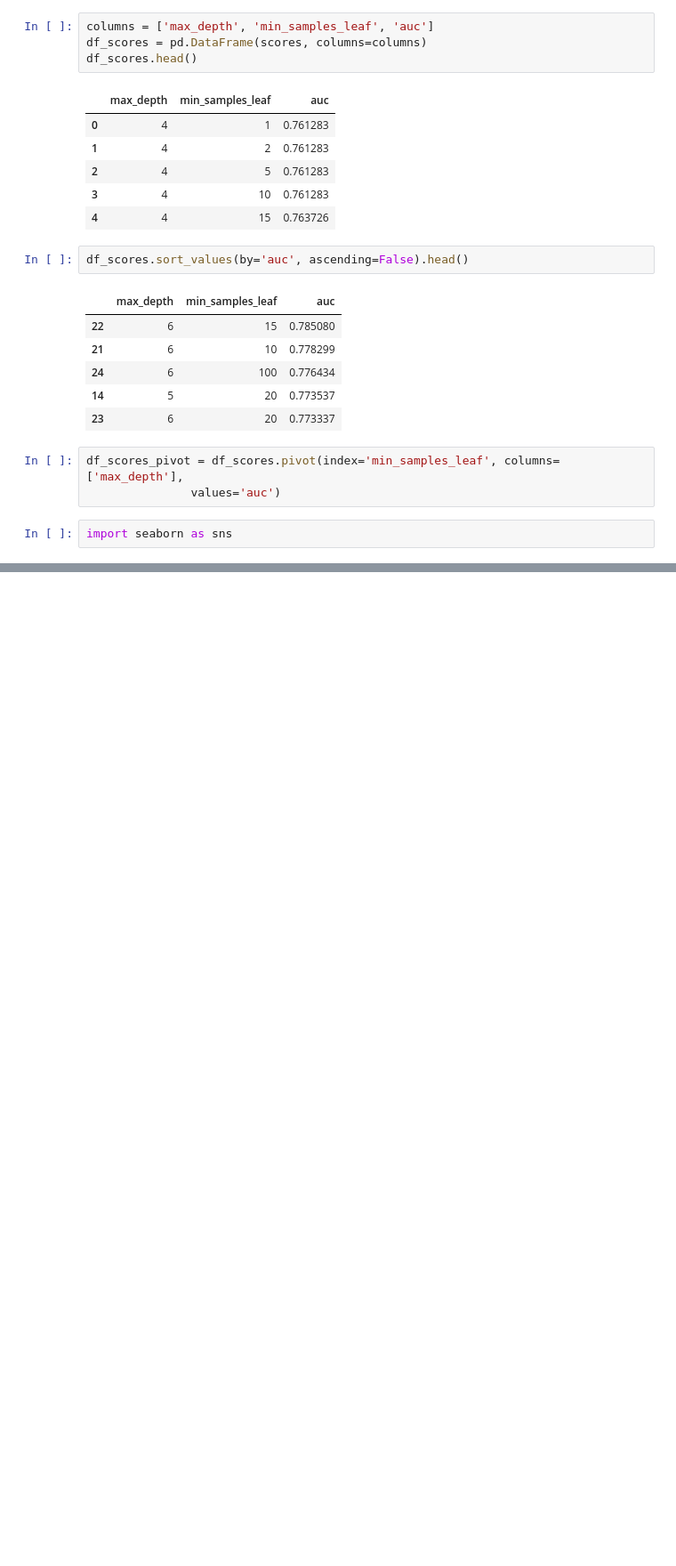
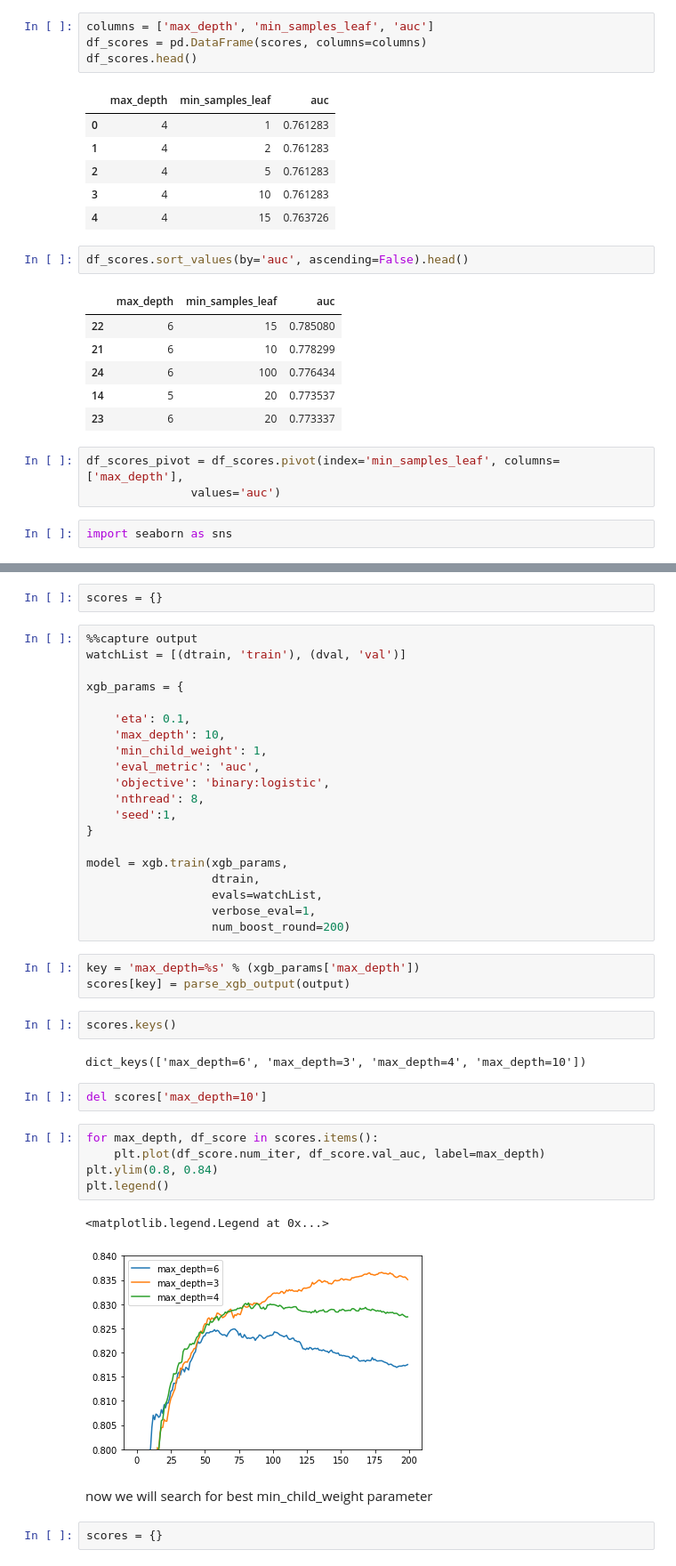
Before and after one commit to Moamen-Elsayed/ML-ZoomCamp-Course, a Jupyter notebook: ch06/Decision_Tree_Based_Algorithms.ipynb, the cells around one changed output, grey strips where cells are left out. Shown: that part at 89% size. Drawn from its saved outputs; the diff is of its cells as text; blank space fills up the shorter version.

```diff
--- a/ch06/Decision_Tree_Based_Algorithms.ipynb
+++ b/ch06/Decision_Tree_Based_Algorithms.ipynb
@@ -728,0 +731,43 @@ the green one is very slow it will take forever to learn
+# %%
+scores = {}
+# %%
+%%capture output
+watchList = [(dtrain, 'train'), (dval, 'val')]
+
+xgb_params = {
+
+    'eta': 0.1,
+    'max_depth': 10,
+    'min_child_weight': 1,
+    'eval_metric': 'auc',
+    'objective': 'binary:logistic',
+    'nthread': 8,
+    'seed':1,
+}
+
+model = xgb.train(xgb_params,
+                  dtrain,
+                  evals=watchList,
+                  verbose_eval=1,
+                  num_boost_round=200)
+# %%
+key = 'max_depth=%s' % (xgb_params['max_depth'])
+scores[key] = parse_xgb_output(output)
+# %%
+scores.keys()
+# %% [output]
+dict_keys(['max_depth=6', 'max_depth=3', 'max_depth=4', 'max_depth=10'])
+# %%
+del scores['max_depth=10']
+# %%
+for max_depth, df_score in scores.items():
+    plt.plot(df_score.num_iter, df_score.val_auc, label=max_depth)
+plt.ylim(0.8, 0.84)
+plt.legend()
+# %% [output]
+<matplotlib.legend.Legend at 0x...>
+[figure, added]
+# %% [markdown]
+now we will search for best min_child_weight parameter
+# %%
+scores = {}
```
Also changed, not shown: parts of 105 cells of this notebook.
